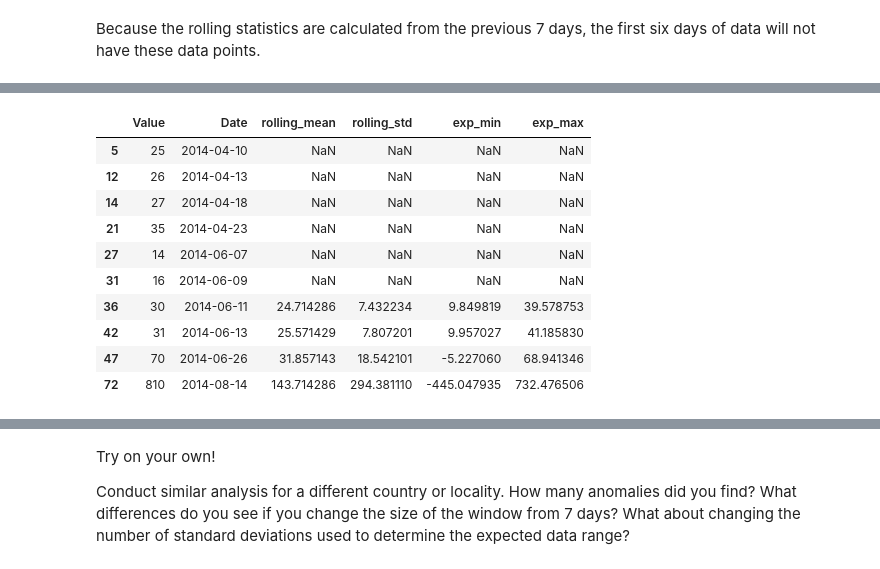
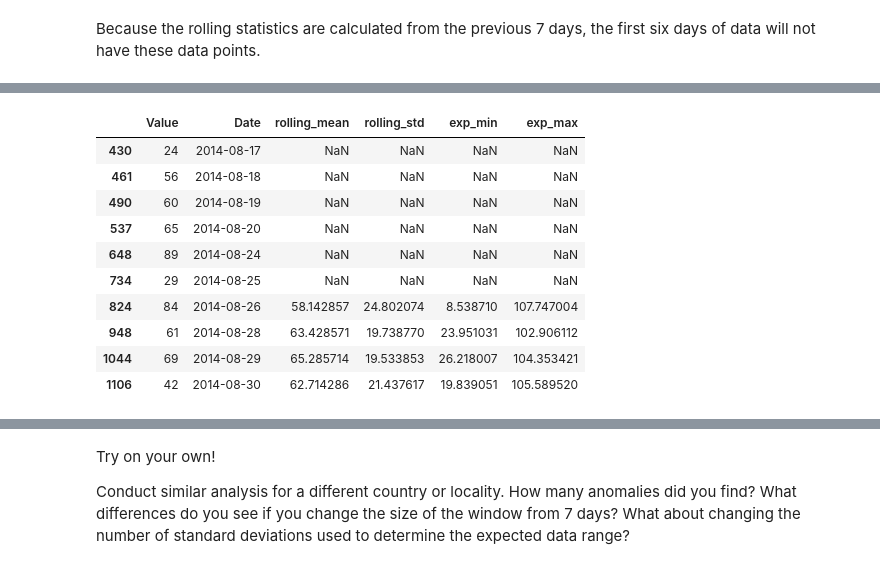
Before and after one commit to evan-burke/m3_sf_2020_training, a Jupyter notebook: Anomaly Detection Demo.ipynb, the cells around one changed output, grey strips where cells are left out. Saved outputs shown, nothing was run; the diff lists cells and outputs as text; code cells hidden in the pictures.

```diff
--- a/Anomaly Detection Demo.ipynb
+++ b/Anomaly Detection Demo.ipynb
@@ -19,6 +21,6 @@ data_raw.head()
 # %%
 # For this example we will look at only the National statistics for Liberia
-df = data_raw[(data_raw.Country == "Liberia") & (data_raw.Localite == 'National')].drop(['Country', 'Localite', 'Category'], axis=1)
+df = data_raw[(data_raw.Country == "Liberia") & (data_raw.Localite == 'National') & (data_raw.Category == "New cases")].drop(['Country', 'Localite', 'Category'], axis=1)
 df.head()
 # %% [output]
 |  | Value | Date |
@@ -43,6 +45,7 @@ df.describe()
 df['Value'] = df['Value'].str.replace(',', '').astype(int)
 df['Date'] = pd.to_datetime(df['Date'])
 df = df.drop_duplicates()
+df.sort_values(by='Date', inplace=True)
 # %%
 # Now that "Value" is an integer, more descriptive statistics are available
 df.describe()
@@ -89,10 +92,10 @@ The graph above shows a couple places where the number of cases significantly in
 First we calculate a moving average and standard deviation for the data. In this example, we use a seven day window for the rolling statistics.
 # %%
 # Create a new column with the rolling mean
-df.loc[:, 'rolling_mean'] = df.loc[:, 'Value'].rolling(7).mean()
+df['rolling_mean'] = df['Value'].rolling(7).mean()
 # %%
 # Create a new column with the rolling standard deviation
-df.loc[:, 'rolling_std'] = df.loc[:, 'Value'].rolling(7).std()
+df['rolling_std'] = df['Value'].rolling(7).std()
 # %% [markdown]
 Because the rolling statistics are calculated from the previous 7 days, the first six days of data will not have these data points.
 # %%
@@ -114,17 +136,17 @@ The empirical rule tells us that, for normally distributed data, 95% of data poi
 # %%
 # Add columns for the expected minimum and maximum values based on the rolling mean and standard deviation
-df.loc[:, 'exp_min'] = df.loc[:, 'rolling_mean'] - 2*df.loc[:, 'rolling_std']
-df.loc[:, 'exp_max'] = df.loc[:, 'rolling_mean'] + 2*df.loc[:, 'rolling_std']
+df['exp_min'] = df['rolling_mean'] - 2*df['rolling_std']
+df['exp_max'] = df['rolling_mean'] + 2*df['rolling_std']
 df.head(10)
 # %% [output]
 |  | Value | Date | rolling_mean | rolling_std | exp_min | exp_max |
-| 5 | 25 | 2014-04-10 | NaN | NaN | NaN | NaN |
-| 12 | 26 | 2014-04-13 | NaN | NaN | NaN | NaN |
-| 14 | 27 | 2014-04-18 | NaN | NaN | NaN | NaN |
-| 21 | 35 | 2014-04-23 | NaN | NaN | NaN | NaN |
-| 27 | 14 | 2014-06-07 | NaN | NaN | NaN | NaN |
-| 31 | 16 | 2014-06-09 | NaN | NaN | NaN | NaN |
-| 36 | 30 | 2014-06-11 | 24.714286 | 7.432234 | 9.849819 | 39.578753 |
-| 42 | 31 | 2014-06-13 | 25.571429 | 7.807201 | 9.957027 | 41.185830 |
-| 47 | 70 | 2014-06-26 | 31.857143 | 18.542101 | -5.227060 | 68.941346 |
-| 72 | 810 | 2014-08-14 | 143.714286 | 294.381110 | -445.047935 | 732.476506 |
+| 430 | 24 | 2014-08-17 | NaN | NaN | NaN | NaN |
+| 461 | 56 | 2014-08-18 | NaN | NaN | NaN | NaN |
+| 490 | 60 | 2014-08-19 | NaN | NaN | NaN | NaN |
+| 537 | 65 | 2014-08-20 | NaN | NaN | NaN | NaN |
+| 648 | 89 | 2014-08-24 | NaN | NaN | NaN | NaN |
+| 734 | 29 | 2014-08-25 | NaN | NaN | NaN | NaN |
+| 824 | 84 | 2014-08-26 | 58.142857 | 24.802074 | 8.538710 | 107.747004 |
+| 948 | 61 | 2014-08-28 | 63.428571 | 19.738770 | 23.951031 | 102.906112 |
+| 1044 | 69 | 2014-08-29 | 65.285714 | 19.533853 | 26.218007 | 104.353421 |
+| 1106 | 42 | 2014-08-30 | 62.714286 | 21.437617 | 19.839051 | 105.589520 |
```
Also changed, not shown: parts of 13 cells of this notebook, 3 other files.
